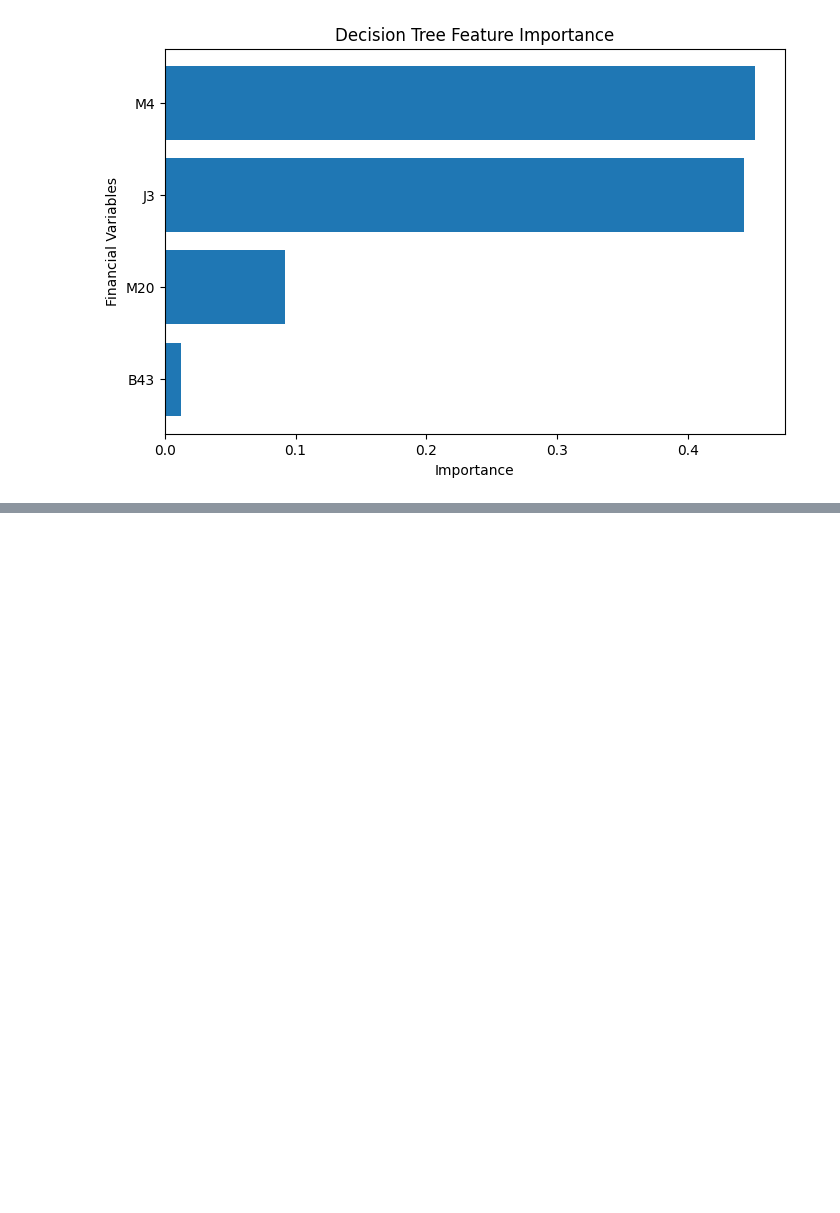
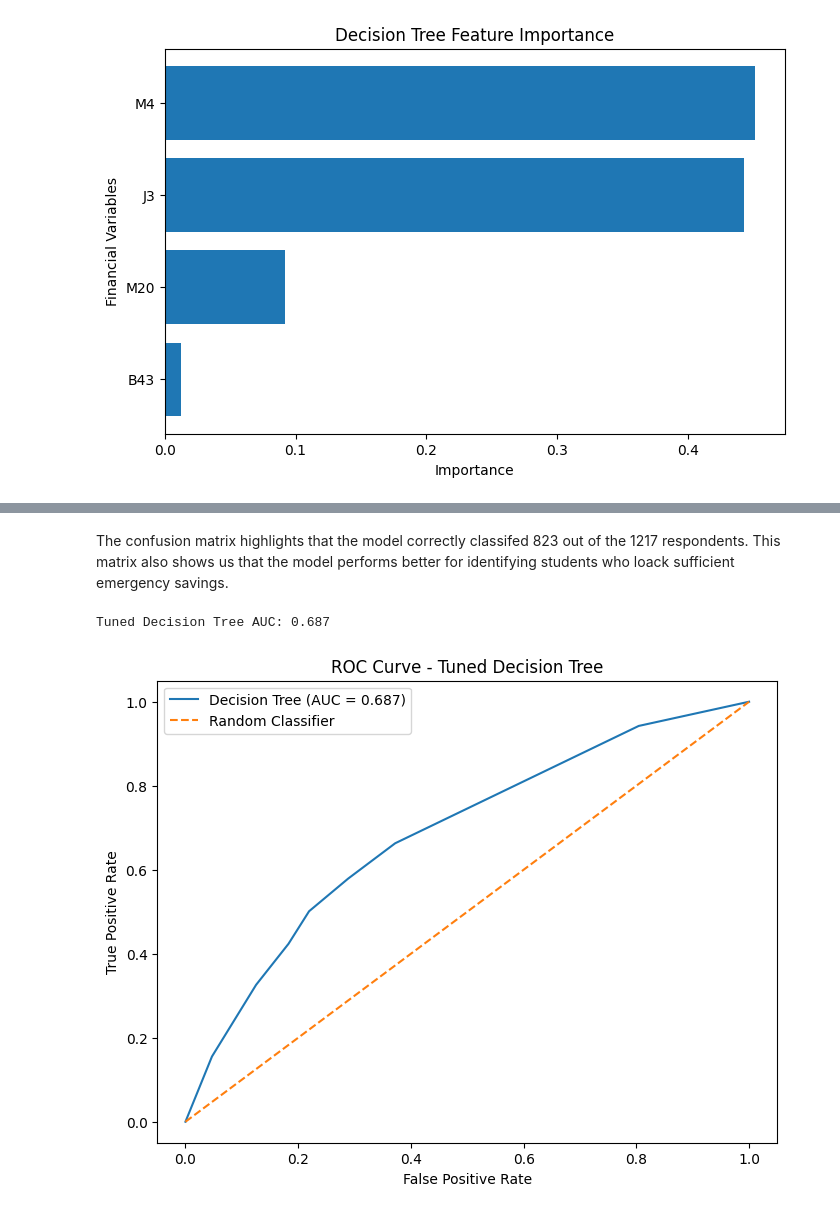
Before and after one commit to aryanalavade/college-student-financial-preparedness, a Jupyter notebook: notebooks/financial_preparedness_analysis.ipynb, the cells around one changed output, grey strips where cells are left out. Cells and saved outputs as stored; diff of their text form; code cells hidden in the pictures; blank space fills up the shorter version.

```diff
--- a/notebooks/financial_preparedness_analysis.ipynb
+++ b/notebooks/financial_preparedness_analysis.ipynb
@@ -495,0 +518,32 @@ plt.show()
+# %% [markdown]
+The confusion matrix highlights that the model correctly classifed 823 out of the 1217 respondents. This matrix also shows us that the model performs better for identifying students who loack sufficient emergency savings.
+# %%
+from sklearn.metrics import roc_curve, roc_auc_score
+import matplotlib.pyplot as plt
+
+# convert the Class 1 into the positive class (1 = sufficient savings)
+y_test_binary = (y_test == 1).astype(int)
+
+# get the predicted probabilities for Class 1
+y_prob = best_model.predict_proba(X_test)[:, 0]
+
+# calculate the  ROC curve and AUC
+fpr, tpr, thresholds = roc_curve(y_test_binary, y_prob)
+
+auc = roc_auc_score(y_test_binary, y_prob)
+
+print("Tuned Decision Tree AUC:", round(auc, 3))
+
+# plot the ROC curve
+plt.figure(figsize=(8, 6))
+plt.plot(fpr, tpr, label=f"Decision Tree (AUC = {auc:.3f})")
+plt.plot([0, 1], [0, 1], linestyle="--", label="Random Classifier")
+
+plt.xlabel("False Positive Rate")
+plt.ylabel("True Positive Rate")
+plt.title("ROC Curve - Tuned Decision Tree")
+plt.legend()
+plt.show()
+# %% [output]
+Tuned Decision Tree AUC: 0.687
+[figure, added]
```
Also changed, not shown: parts of 3 cells of this notebook.
